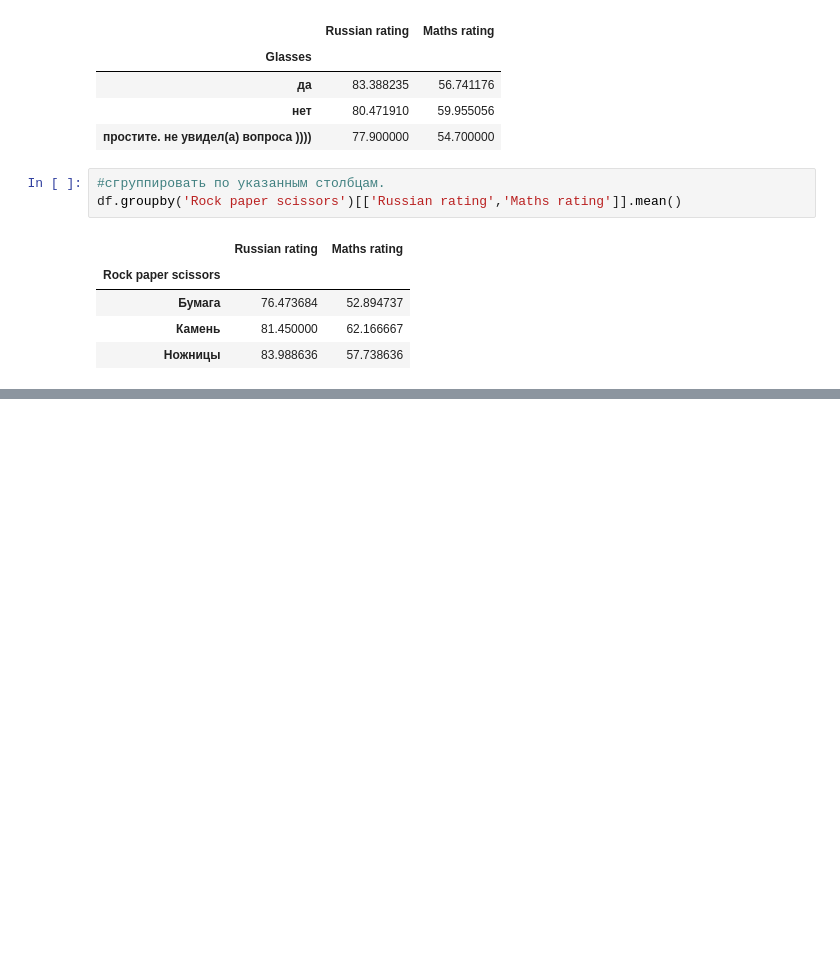
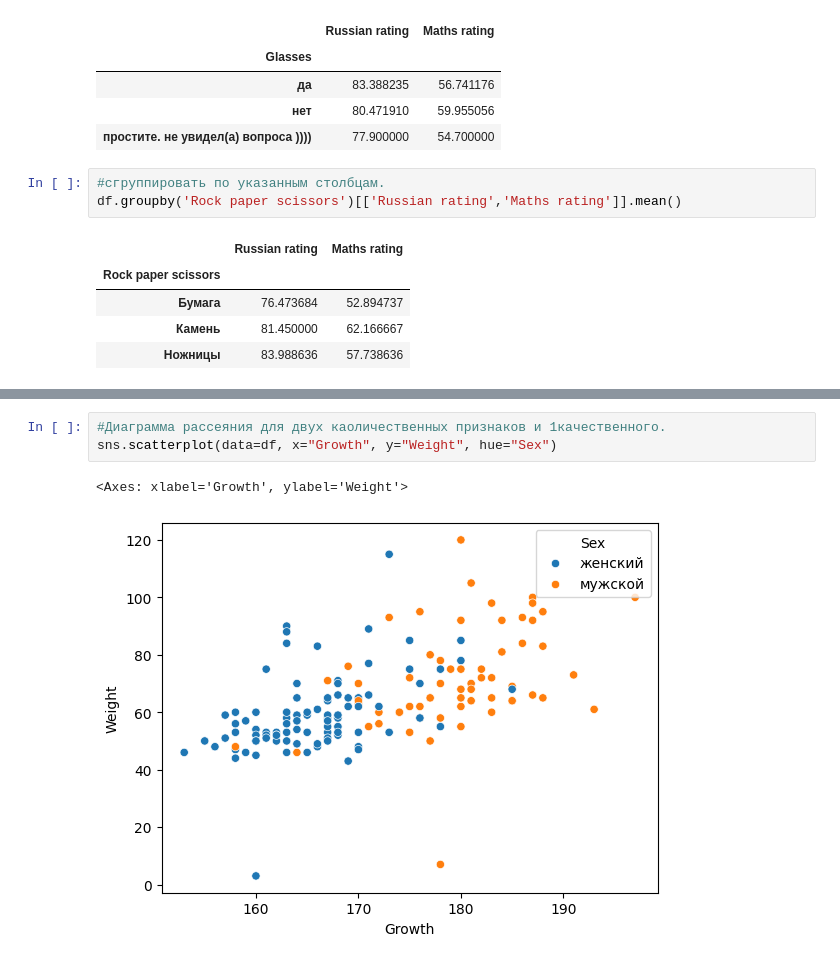
Before and after one commit to pro8mari/code-practice, a Jupyter notebook: Stepik_Artyom_Shevlyakov.ipynb, the cells around one changed output, grey strips where cells are left out. Drawn from its saved outputs; the diff is of its cells as text; blank space fills up the shorter version.

```diff
--- a/Stepik_Artyom_Shevlyakov.ipynb
+++ b/Stepik_Artyom_Shevlyakov.ipynb
@@ -424,0 +456,6 @@ df.groupby('Rock paper scissors')[['Russian rating','Maths rating']].mean()
+# %%
+#Диаграмма рассеяния для двух каоличественных признаков и 1качественного.
+sns.scatterplot(data=df, x="Growth", y="Weight", hue="Sex")
+# %% [output]
+<Axes: xlabel='Growth', ylabel='Weight'>
+[figure, added]
```
Also changed, not shown: parts of 16 cells of this notebook.
